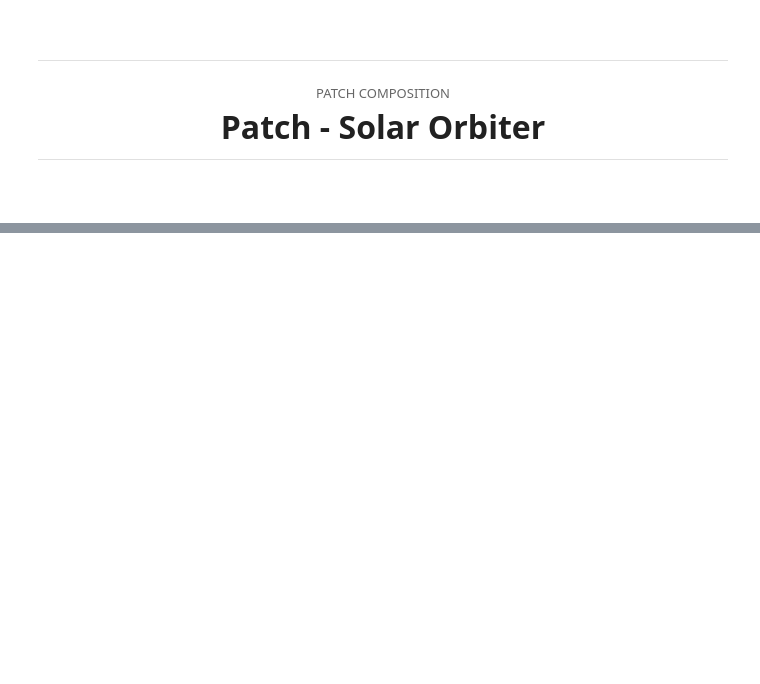
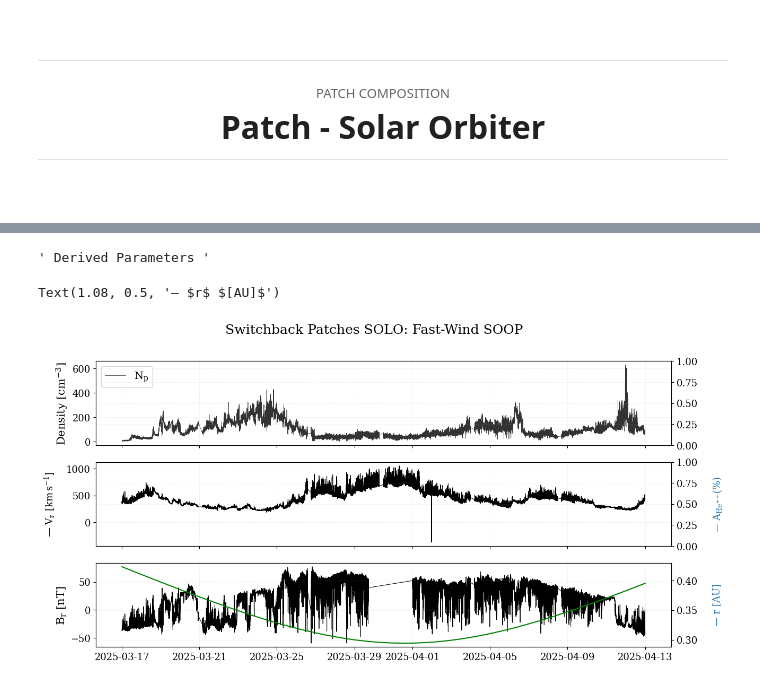
Before and after one commit to TristanVrg/patch-composition, a Jupyter notebook: patch-solo.ipynb, the cells around one changed output, grey strips where cells are left out. Drawn from its saved outputs; the diff is of its cells as text; code cells hidden in the pictures; blank space fills up the shorter version.

```diff
--- a/patch-solo.ipynb
+++ b/patch-solo.ipynb
@@ -28,0 +44,8 @@ Patch - Solar Orbiter
+# %%
+""" Time Config """
+start_SOLO = datetime(2025, 3, 17) # Fast-wind SOOP
+stop_SOLO  = datetime(2025, 4, 13)
+# %%
+""" Get Data """
+data_solo = load_data_solo(start_SOLO, stop_SOLO)
+data_solo
@@ -28,0 +66,58 @@ Patch - Solar Orbiter
+# %%
+""" Derived Parameters """
+# alpha_abundance_solo = data_solo['Na'] / (data_solo['Na'] + data_solo['Np'])*100
+# %% [output]
+' Derived Parameters '
+# %%
+fig, (ax1, ax2, ax3) = plt.subplots(3, 1, sharex=True, figsize=(14,7))
+fig.suptitle("Switchback Patches SOLO: Fast-Wind SOOP")
+
+plt.rcParams["mathtext.default"] = "regular"
+
+time_index = data_solo.index
+
+ax1b = ax1.twinx()
+ax1.plot(time_index, data_solo['Np'], label='$N_p$', color='black', linewidth='0.5', alpha=0.8)
+# ax1b.plot(Na_PSP.index, Na_PSP.iloc[:,0], label='$N_a$', color='tab:red', linewidth='0.5', alpha=0.8)
+ax1.legend(loc='upper left')
+# ax1b.legend(loc='upper right')
+ax1.set_ylabel('Density $[cm^{-3}]$')
+
+ax2b = ax2.twinx()
+ax2.plot(time_index, data_solo['Vp_r'], label='$V_p$', color='black', linewidth='0.75')
+# ax2b.plot(time_index,alpha_abundance_PSP_average,label=r'$\alpha _{\%}$',color='tab:blue',linewidth=0.75,alpha=0.8)
+# ax2b.set_yscale('log')
+ax2.annotate(
+    r'— $V_r$ $[km\,s^{-1}]$',
+    xy=(-0.08, 0.5),
+    xycoords='axes fraction',
+    rotation=90,
+    va='center',
+    ha='center',
+    color='black')
+
+ax2b.annotate(
+    r'— $A_{He^{++}} (\%)$',
+    xy=(1.08, 0.5),
+    xycoords='axes fraction',
+    rotation=90,
+    va='center',
+    ha='center',
+    color='tab:blue')
+
+ax3b = ax3.twinx()
+ax3.plot(time_index, data_solo['Br'], color ='black', linewidth='0.75')
+ax3b.plot(time_index, data_solo['r_sun'], color='green')
+ax3.set_ylabel('$B_r$ $[nT]$')
+ax3b.annotate(
+    r'— $r$ $[AU]$',
+    xy=(1.08, 0.5),
+    xycoords='axes fraction',
+    rotation=90,
+    va='center',
+    ha='center',
+    color='tab:blue')
+# ax3b.set_ylim(None,0.2)
+# %% [output]
+Text(1.08, 0.5, '— $r$ $[AU]$')
+[figure, added]
```
Also changed, not shown: parts of 10 cells of this notebook, 3 other files.
